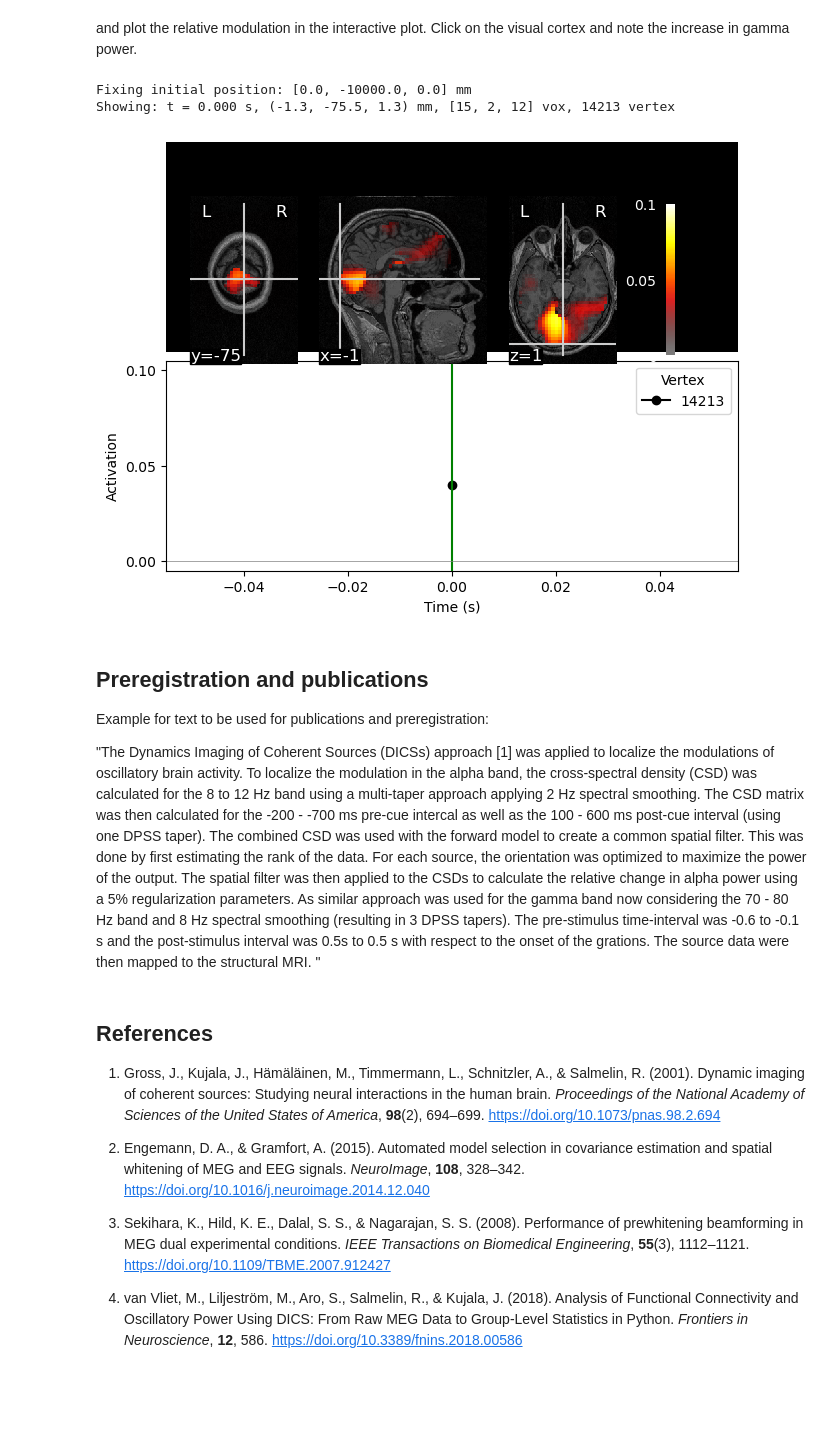
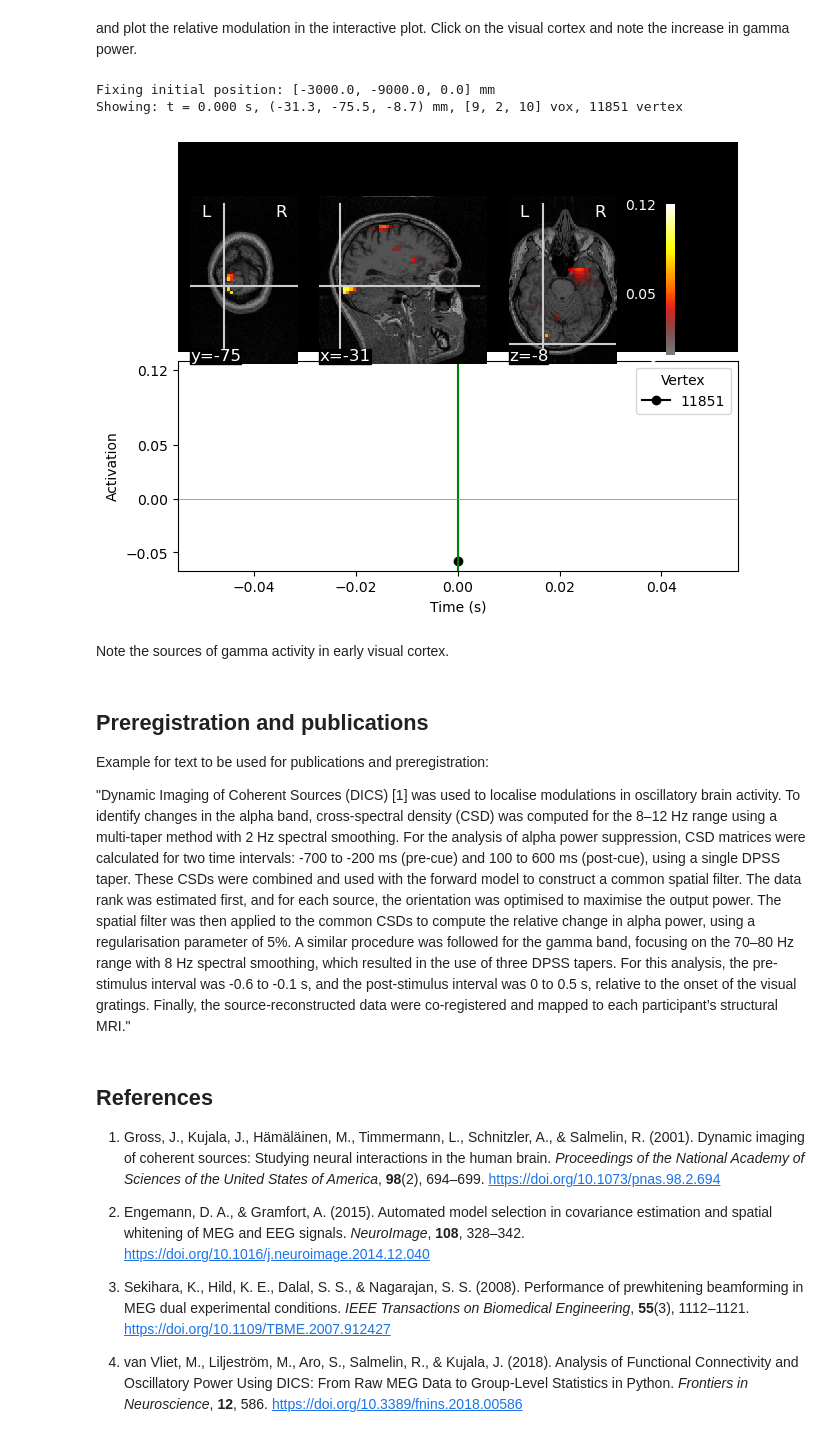
Before and after one commit to laurabpaulsen/Cerca, a Jupyter notebook: DICSbeamforming.ipynb, the cells around one changed output. Drawn from its saved outputs; the diff is of its cells as text; code cells hidden in the pictures; blank space fills up the shorter version.

```diff
--- a/DICSbeamforming.ipynb
+++ b/DICSbeamforming.ipynb
@@ -103,0 +106,3 @@ Created an SSP operator (subspace dimension = 8)
+# %%
+OPMZ = [item for item in epochs.info['ch_names'] if item.endswith("Z") and not item.startswith("BNC")]
+epochs = epochs.copy().pick(OPMZ)
@@ -258,6 +297,6 @@ Pre
 Cue
 Stim
 # %%
-csd_gcommon = csd_gleft_cue
+csd_gcommon = csd_gleft_pre.copy()
 csd_gcommon._data = (csd_gleft_cue._data + csd_gright_cue._data + csd_gleft_act._data + csd_gright_act._data)/4
 # %% [markdown]
@@ -312,21 +348,22 @@ stc_gRvsL = (stc_gright_act - stc_gright_act) / (stc_gleft_act + stc_gright_act)
 # %% [markdown]
 and plot the relative modulation in the interactive plot. Click on the visual cortex and note the increase in gamma power.
-# %%
-src = fwd['src']
-%matplotlib inline
-
-brain = stc_grel.plot(src=src,subject=fs_subject, subjects_dir=fs_root, mode='stat_map',initial_pos = [0,-10,0],clim=dict(kind='value', lims=[0,0.05,0.1]));
-# %% [output]
-Fixing initial position: [0.0, -10000.0, 0.0] mm
-Showing: t = 0.000 s, (-1.3, -75.5, 1.3) mm, [15, 2, 12] vox, 14213 vertex
-[figure, removed]
+# %%
+src = fwd['src']
+%matplotlib inline
+
+brain = stc_grel.plot(src=src,subject=fs_subject, subjects_dir=fs_root, mode='stat_map',initial_pos = [-3,-9,0],clim=dict(kind='value', lims=[0,0.05,0.12]));
+# %% [output]
+Fixing initial position: [-3000.0, -9000.0, 0.0] mm
+Showing: t = 0.000 s, (-31.3, -75.5, -8.7) mm, [9, 2, 10] vox, 11851 vertex
+[figure, added]
+# %% [markdown]
+Note the sources of gamma activity in early visual cortex.
 # %% [markdown]
-
 ## Preregistration and publications
 
 Example for text to be used for publications and preregistration:
 
-"The Dynamics Imaging of Coherent Sources (DICSs) approach [1] was applied to localize the modulations of oscillatory brain activity. To localize the modulation in the alpha band, the cross-spectral density (CSD) was calculated for the 8 to 12 Hz band using a multi-taper approach applying 2 Hz spectral smoothing. The CSD matrix was then calculated for the -200 - -700 ms pre-cue intercal as well as the 100 - 600 ms post-cue interval (using one DPSS taper). The combined CSD was used with the forward model to create a common spatial filter. This was done by first estimating the rank of the data. For each source, the orientation was optimized to maximize the power of the output. The spatial filter was then applied to the CSDs to calculate the relative change in alpha power using a 5% regularization parameters. As similar approach was used for the gamma band now considering the 70 - 80 Hz band and 8 Hz spectral smoothing (resulting in 3 DPSS tapers). The pre-stimulus time-interval was -0.6 to -0.1 s and the post-stimulus interval was 0.5s to 0.5 s with respect to the onset of the grations. The source data were then mapped to the structural MRI. "
+"Dynamic Imaging of Coherent Sources (DICS) [1] was used to localise modulations in oscillatory brain activity. To identify changes in the alpha band, cross-spectral density (CSD) was computed for the 8–12 Hz range using a multi-taper method with 2 Hz spectral smoothing. For the analysis of alpha power suppression, CSD matrices were calculated for two time intervals: -700 to -200 ms (pre-cue) and 100 to 600 ms (post-cue), using a single DPSS taper. These CSDs were combined and used with the forward model to construct a common spatial filter. The data rank was estimated first, and for each source, the orientation was optimised to maximise the output power. The spatial filter was then applied to the common CSDs to compute the relative change in alpha power, using a regularisation parameter of 5%. A similar procedure was followed for the gamma band, focusing on the 70–80 Hz range with 8 Hz spectral smoothing, which resulted in the use of three DPSS tapers. For this analysis, the pre-stimulus interval was -0.6 to -0.1 s, and the post-stimulus interval was 0 to 0.5 s, relative to the onset of the visual gratings. Finally, the source-reconstructed data were co-registered and mapped to each participant’s structural MRI."
 # %% [markdown]
 ## References
 
```
Also changed, not shown: parts of 31 cells of this notebook.
